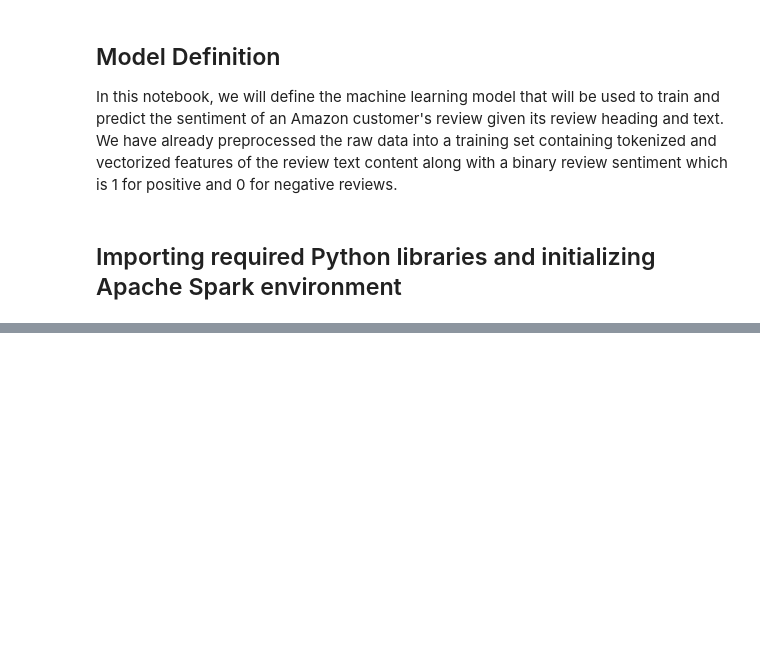
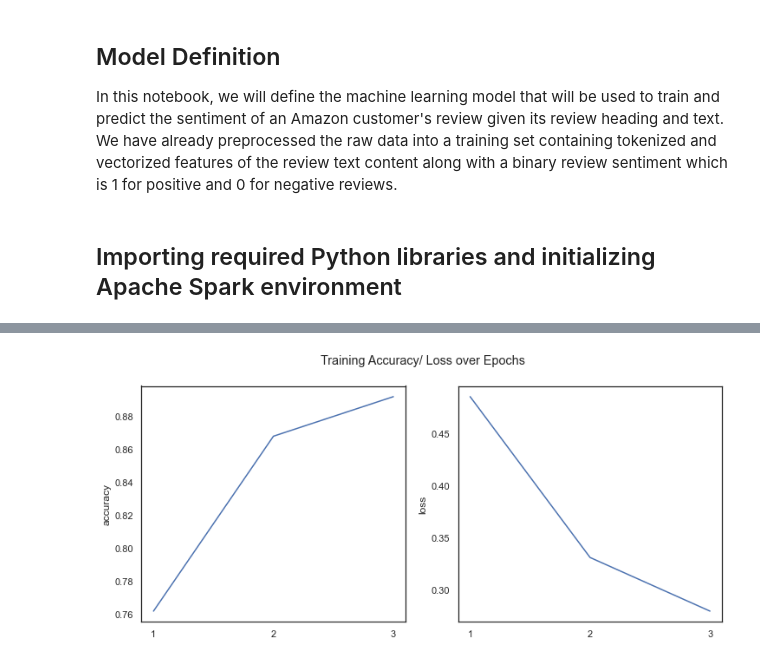
Before and after one commit to sinhars/IBM-Advanced-Data-Science-Capstone, a Jupyter notebook: [ibm-adv-data-science-capstone].model.python.v1.ipynb, the cells around one changed output, grey strips where cells are left out. Saved outputs shown, nothing was run; the diff lists cells and outputs as text; code cells hidden in the pictures; blank space fills up the shorter version.

```diff
--- a/[ibm-adv-data-science-capstone].model.python.v1.ipynb
+++ b/[ibm-adv-data-science-capstone].model.python.v1.ipynb
@@ -112,0 +182,8 @@ Sequential Neural Network Accuracy: 75.32%
+# %%
+sourceDir = "data/sample/seqData"
+X_train_seq = np.load(sourceDir + "/X_train.npy")
+X_test_seq = np.load(sourceDir + "/X_test.npy")
+y_train_seq = pd.read_csv(sourceDir + "/y_train.csv")["review_sentiment"].to_numpy()
+y_test_seq = pd.read_csv(sourceDir + "/y_test.csv")["review_sentiment"].to_numpy()
+
+vocabCount = max([max(x) for x in X_train_seq]) + 1
@@ -112,0 +194,14 @@ Sequential Neural Network Accuracy: 75.32%
+# %%
+seqModel = Sequential()
+seqModel.add(Embedding(input_dim=vocabCount, output_dim=64, input_length=X_train_seq.shape[1]))
+seqModel.add(Masking(mask_value=0.0))
+seqModel.add(LSTM(64, return_sequences=False, dropout=0.5, recurrent_dropout=0.5))
+seqModel.add(Dense(64, activation='relu'))
+seqModel.add(Dropout(0.5))
+seqModel.add(Dense(1, activation='sigmoid'))
+
+# Complie, fit and predict model
+fitAndPredictModel(
+    modelName="LSTM RNN", model=seqModel, X_train=X_train_seq, y_train=y_train_seq, X_test=X_test_seq, y_test=y_test_seq,
+    loss="binary_crossentropy", optimizer="adam", metrics=["accuracy"], epochs=3, batch_size=32)
+# %% [output]
@@ -112,0 +214 @@ Sequential Neural Network Accuracy: 75.32%
+[figure, added]
```
Also changed, not shown: parts of 21 cells of this notebook, 1 other file.
